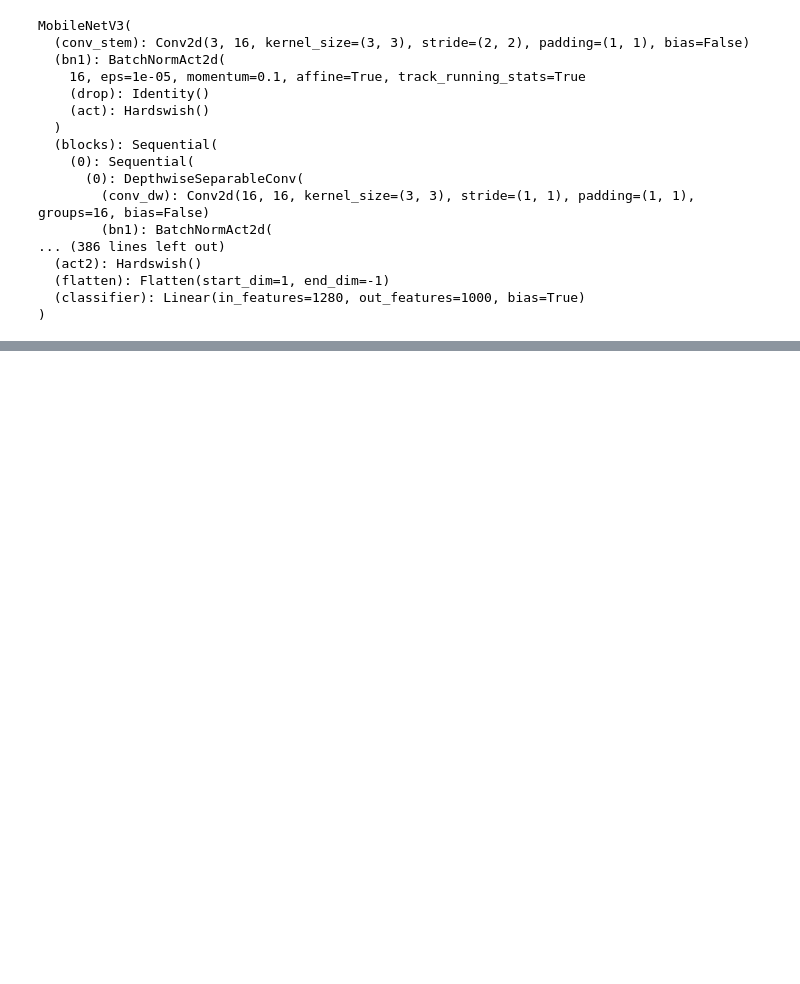
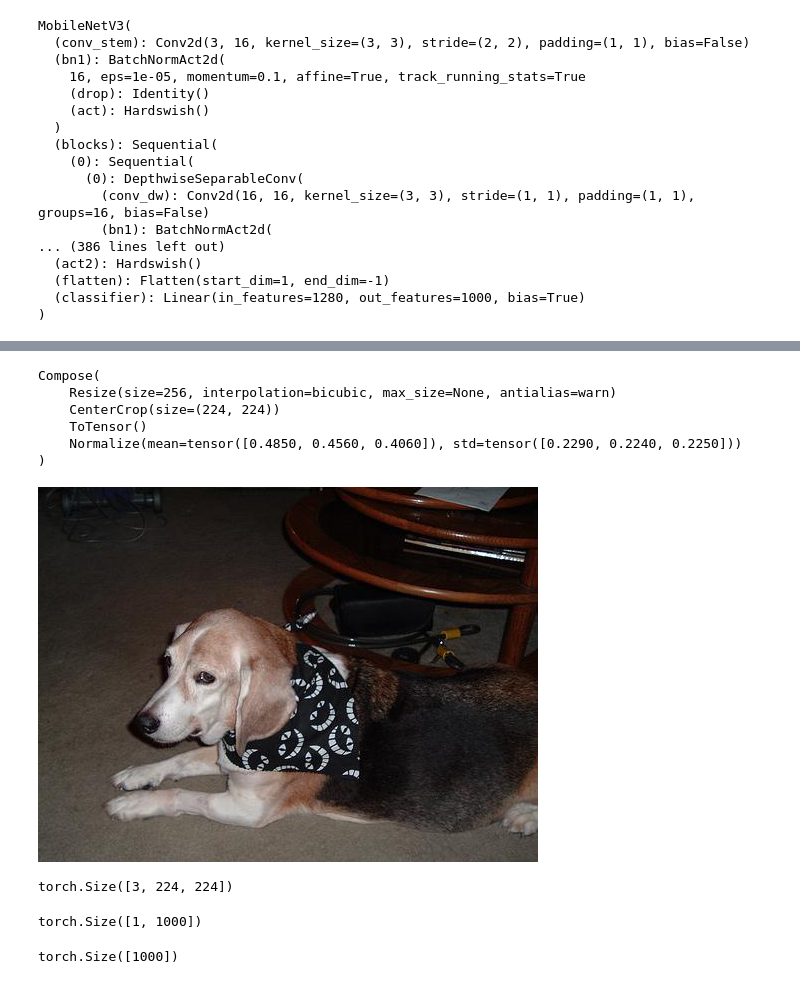
Before and after one commit to lkk688/DeepDataMiningLearning, a Jupyter notebook: pytorch/testtimm.ipynb, the cells around one changed output, grey strips where cells are left out. Drawn from its saved outputs; the diff is of its cells as text; code cells hidden in the pictures; blank space fills up the shorter version.

```diff
--- a/pytorch/testtimm.ipynb
+++ b/pytorch/testtimm.ipynb
@@ -45,0 +64,18 @@ MobileNetV3(
+# %%
+transform
+# %% [output]
+Compose(
+    Resize(size=256, interpolation=bicubic, max_size=None, antialias=warn)
+    CenterCrop(size=(224, 224))
+    ToTensor()
+    Normalize(mean=tensor([0.4850, 0.4560, 0.4060]), std=tensor([0.2290, 0.2240, 0.2250]))
+)
+# %%
+import requests
+from PIL import Image
+from io import BytesIO
+url = 'https://datasets-server.huggingface.co/assets/imagenet-1k/--/default/test/12/image/image.jpg'
+image = Image.open(requests.get(url, stream=True).raw)
+image
+# %% [output]
+[figure, added]
@@ -45,0 +85,10 @@ MobileNetV3(
+# %%
+image_tensor = transform(image)
+image_tensor.shape
+# %% [output]
+torch.Size([3, 224, 224])
+# %%
+output = model(image_tensor.unsqueeze(0))
+output.shape
+# %% [output]
+torch.Size([1, 1000])
@@ -45,0 +97,5 @@ MobileNetV3(
+# %%
+probabilities = torch.nn.functional.softmax(output[0], dim=0)
+probabilities.shape
+# %% [output]
+torch.Size([1000])
```
Also changed, not shown: parts of 36 cells of this notebook, 1 other file.
